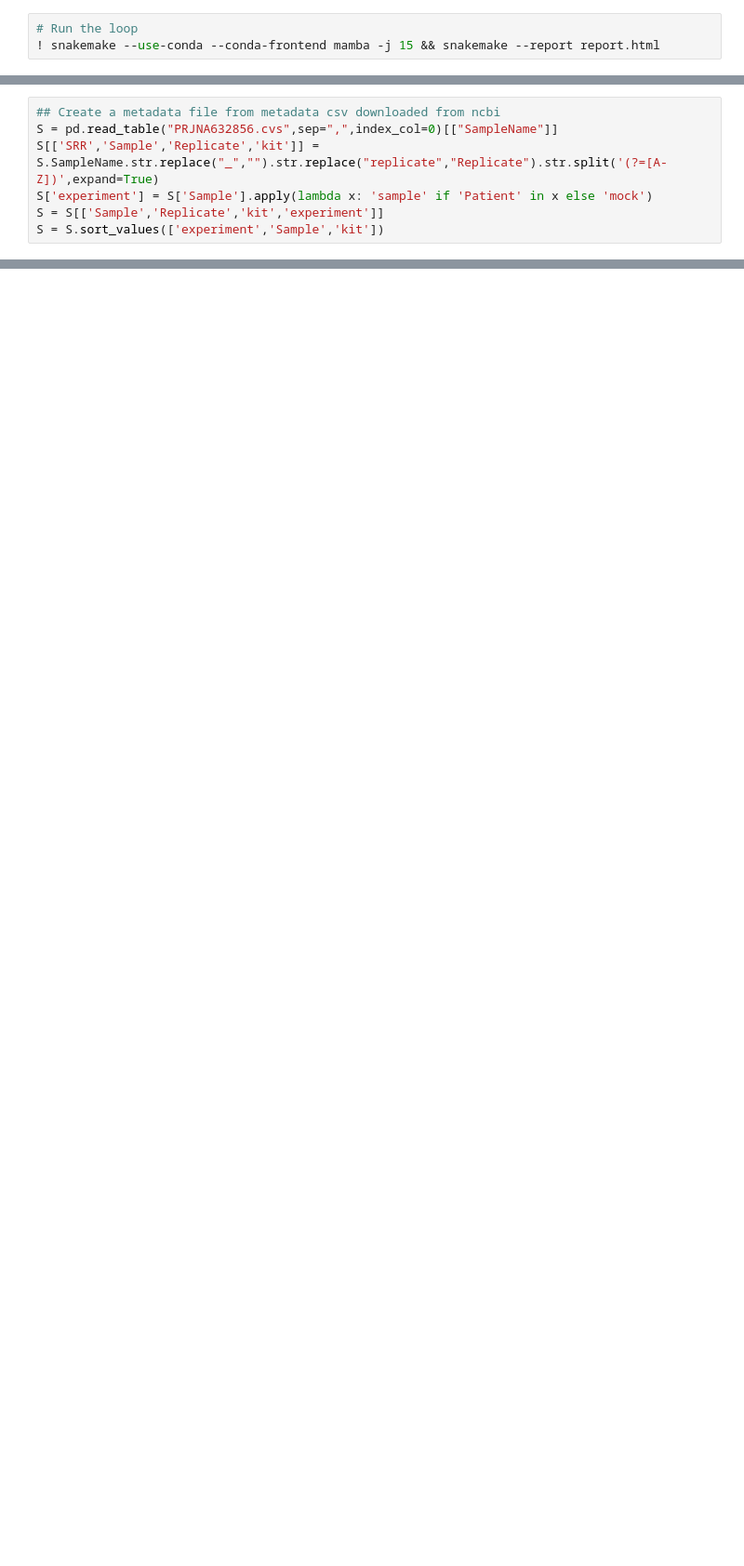
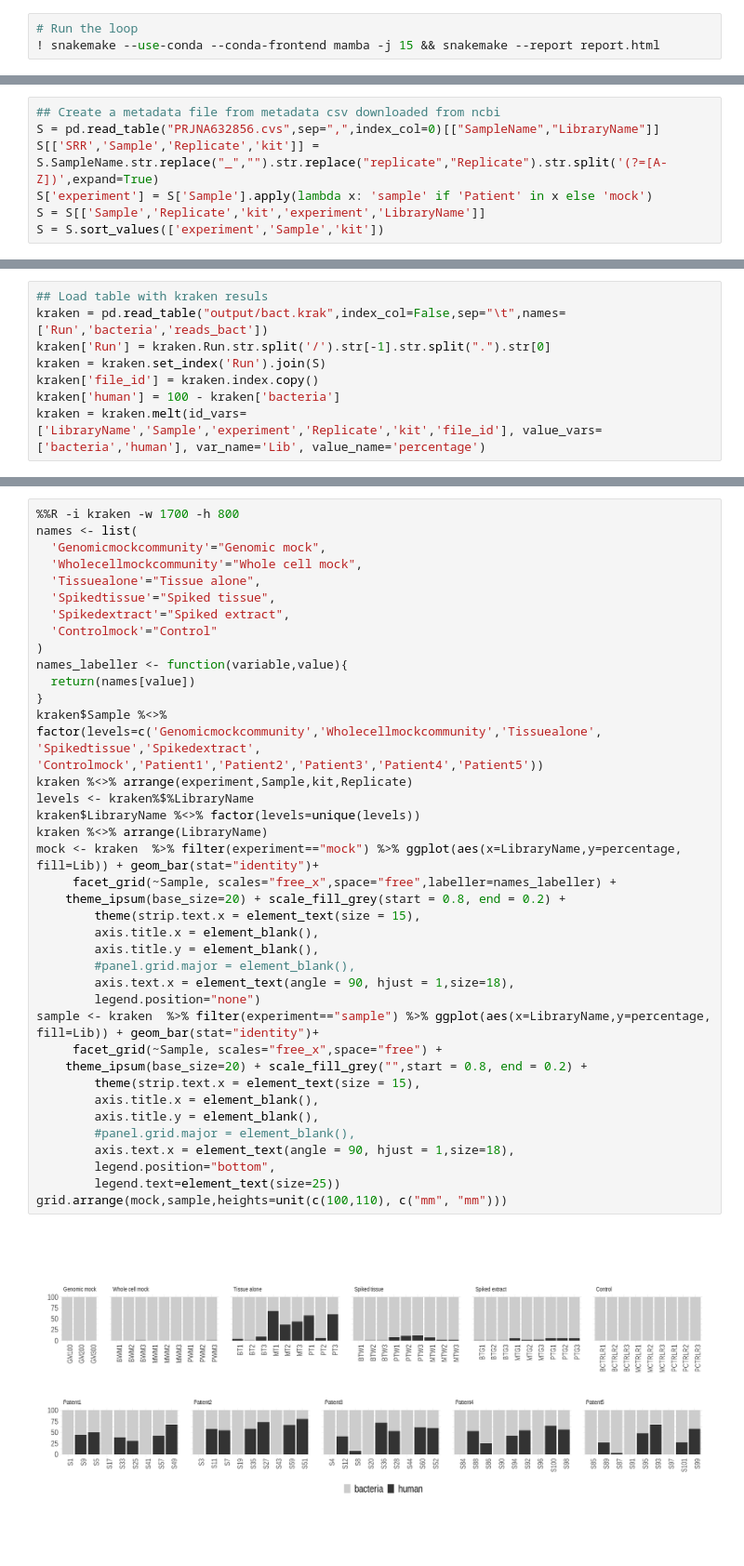
Before and after one commit to lvelosuarez/nat_com_answer_letter, a Jupyter notebook: Analysis_code.ipynb, the cells around one changed output, grey strips where cells are left out. Shown at 93% size. Drawn from its saved outputs; the diff is of its cells as text; blank space fills up the shorter version.

```diff
--- a/Analysis_code.ipynb
+++ b/Analysis_code.ipynb
@@ -55,7 +75,7 @@ Rules used to run the snakemake are synthetizased in the figure below. Results w
 # %%
 ## Create a metadata file from metadata csv downloaded from ncbi
-S = pd.read_table("PRJNA632856.cvs",sep=",",index_col=0)[["SampleName"]]
+S = pd.read_table("PRJNA632856.cvs",sep=",",index_col=0)[["SampleName","LibraryName"]]
 S[['SRR','Sample','Replicate','kit']] = S.SampleName.str.replace("_","").str.replace("replicate","Replicate").str.split('(?=[A-Z])',expand=True)
 S['experiment'] = S['Sample'].apply(lambda x: 'sample' if 'Patient' in x else 'mock')
-S = S[['Sample','Replicate','kit','experiment']]
+S = S[['Sample','Replicate','kit','experiment','LibraryName']]
 S = S.sort_values(['experiment','Sample','kit'])
@@ -61,0 +85,8 @@ S = S.sort_values(['experiment','Sample','kit'])
+# %%
+## Load table with kraken resuls
+kraken = pd.read_table("output/bact.krak",index_col=False,sep="\t",names=['Run','bacteria','reads_bact'])
+kraken['Run'] = kraken.Run.str.split('/').str[-1].str.split(".").str[0]
+kraken = kraken.set_index('Run').join(S)
+kraken['file_id'] = kraken.index.copy()
+kraken['human'] = 100 - kraken['bacteria']
+kraken = kraken.melt(id_vars=['LibraryName','Sample','experiment','Replicate','kit','file_id'], value_vars=['bacteria','human'], var_name='Lib', value_name='percentage')
@@ -61,0 +102,40 @@ S = S.sort_values(['experiment','Sample','kit'])
+# %%
+%%R -i kraken -w 1700 -h 800
+names <- list(
+  'Genomicmockcommunity'="Genomic mock",
+  'Wholecellmockcommunity'="Whole cell mock",
+  'Tissuealone'="Tissue alone",
+  'Spikedtissue'="Spiked tissue",
+  'Spikedextract'="Spiked extract",
+  'Controlmock'="Control"
+)
+names_labeller <- function(variable,value){
+  return(names[value])
+}
+kraken$Sample %<>% factor(levels=c('Genomicmockcommunity','Wholecellmockcommunity','Tissuealone', 'Spikedtissue','Spikedextract', 'Controlmock','Patient1','Patient2','Patient3','Patient4','Patient5'))
+kraken %<>% arrange(experiment,Sample,kit,Replicate)
+levels <- kraken%$%LibraryName
+kraken$LibraryName %<>% factor(levels=unique(levels))
+kraken %<>% arrange(LibraryName)
+mock <- kraken  %>% filter(experiment=="mock") %>% ggplot(aes(x=LibraryName,y=percentage, fill=Lib)) + geom_bar(stat="identity")+
+     facet_grid(~Sample, scales="free_x",space="free",labeller=names_labeller) +
+    theme_ipsum(base_size=20) + scale_fill_grey(start = 0.8, end = 0.2) +
+        theme(strip.text.x = element_text(size = 15),
+        axis.title.x = element_blank(),
+        axis.title.y = element_blank(),
+        #panel.grid.major = element_blank(),
+        axis.text.x = element_text(angle = 90, hjust = 1,size=18),
+        legend.position="none")
+sample <- kraken  %>% filter(experiment=="sample") %>% ggplot(aes(x=LibraryName,y=percentage, fill=Lib)) + geom_bar(stat="identity")+
+     facet_grid(~Sample, scales="free_x",space="free") +
+    theme_ipsum(base_size=20) + scale_fill_grey("",start = 0.8, end = 0.2) +
+        theme(strip.text.x = element_text(size = 15),
+        axis.title.x = element_blank(),
+        axis.title.y = element_blank(),
+        #panel.grid.major = element_blank(),
+        axis.text.x = element_text(angle = 90, hjust = 1,size=18),
+        legend.position="bottom",
+        legend.text=element_text(size=25))
+grid.arrange(mock,sample,heights=unit(c(100,110), c("mm", "mm")))
+# %% [output]
+[figure, added]
```
Also changed, not shown: parts of 9 cells of this notebook, 17 other files.
